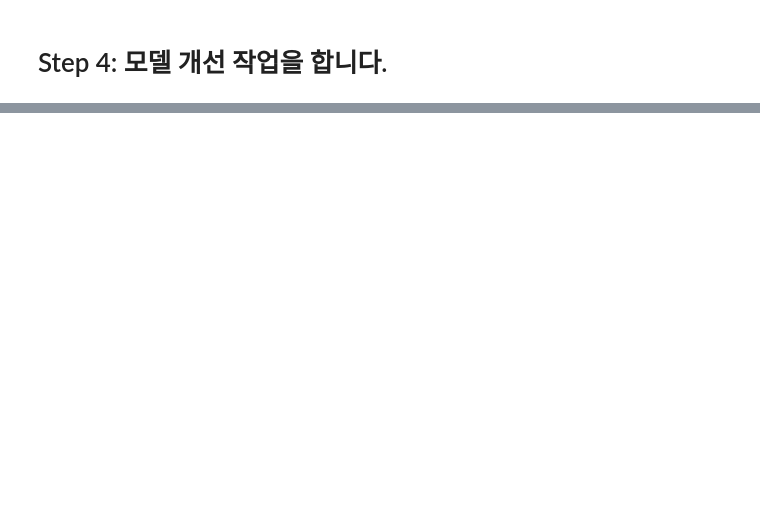
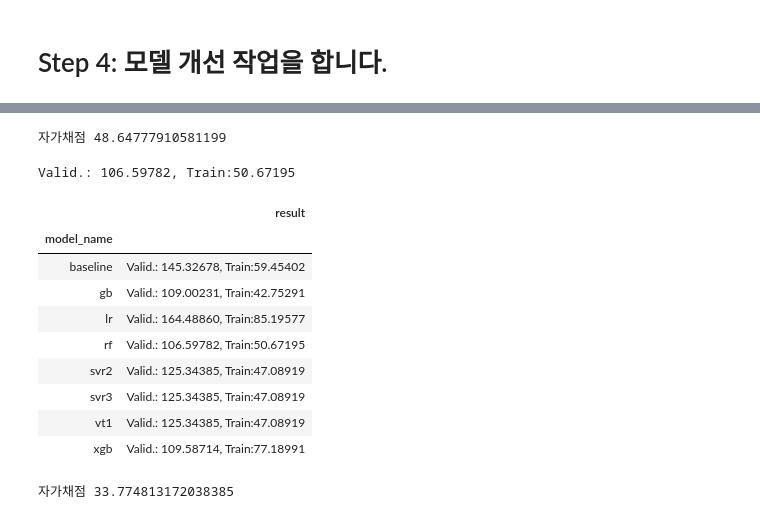
Before and after one commit to sunkusun9/DS_lv3_2410, a Jupyter notebook: sec_ds_lv3_prob3_kaggle.ipynb, the cells around one changed output, grey strips where cells are left out. Drawn from its saved outputs; the diff is of its cells as text; code cells hidden in the pictures; blank space fills up the shorter version.

Commit message:
Day1 Kaggle 문제 풀이와 설명 올립니다.

```diff
--- a/sec_ds_lv3_prob3_kaggle.ipynb
+++ b/sec_ds_lv3_prob3_kaggle.ipynb
@@ -361,27 +405,46 @@ eval_model('xgb', reg_xgb)
 # %%
-# prd = select_model(reg_xgb)
+prd = select_model(reg_xgb)
 # 자가 채점
-# print("자가채점", mean_absolute_error(s_kaggle_ans, prd))
+print("자가채점", mean_absolute_error(s_kaggle_ans, prd))
+# %% [output]
+자가채점 48.64777910581199
 # %%
 # RF: Random Forest
 
-"""
+
 from sklearn.ensemble import RandomForestRegressor
 
 X_rf = "15분, 30분, 45분, 60분, DayName, Hour, AM, Weekend_yn, Holiday_yn, Avg, TotalHour, 생산량, 기온, 풍속, 습도, 강수량, 전기요금(계절), 공장인원, 인건비"
 X_rf = [i.strip() for i in X_rf.split(',')]
 
 ct = ColumnTransformer([
     ('pt', 'passthrough', X_rf)
 ])
 
-
 reg_rf = make_pipeline(
     ct,
-    RandomForestRegressor(random_state=123, max_depth=?, n_estimators=?)
+    RandomForestRegressor(random_state=123, max_depth=9, n_estimators=150)
 )
 eval_model('rf', reg_rf)
-"""
+# %% [output]
+Valid.: 106.59782, Train:50.67195
+|  | result |
+| model_name |  |
+| baseline | Valid.: 145.32678, Train:59.45402 |
+| gb | Valid.: 109.00231, Train:42.75291 |
+| lr | Valid.: 164.48860, Train:85.19577 |
+| rf | Valid.: 106.59782, Train:50.67195 |
+| svr2 | Valid.: 125.34385, Train:47.08919 |
+| svr3 | Valid.: 125.34385, Train:47.08919 |
+| vt1 | Valid.: 125.34385, Train:47.08919 |
+| xgb | Valid.: 109.58714, Train:77.18991 |
+# %%
+# 가장 좋았던 reg_rf를 최종 모델로 선택합니다.
+prd = select_model(reg_rf)
+# 자가 채점
+print("자가채점", mean_absolute_error(s_kaggle_ans, prd))
+# %% [output]
+자가채점 33.774813172038385
 # %%
 # VotingRegressor
 
```
Also changed, not shown: parts of 18 cells of this notebook.
